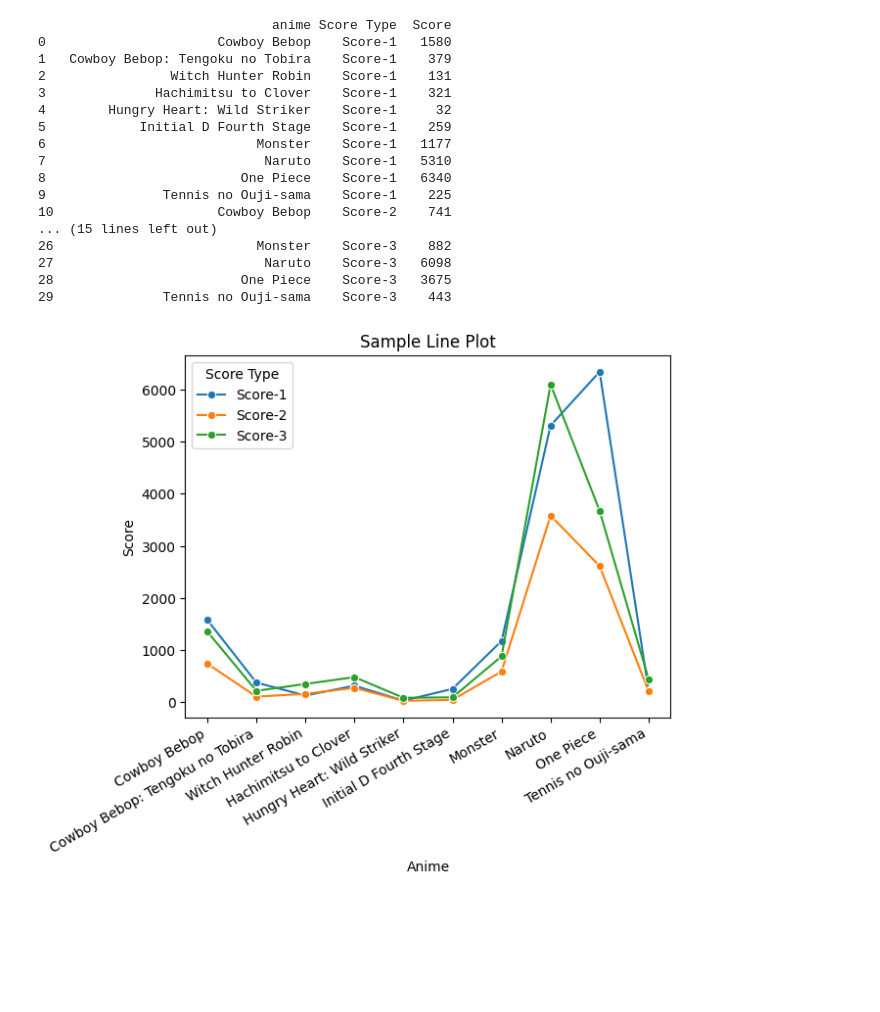
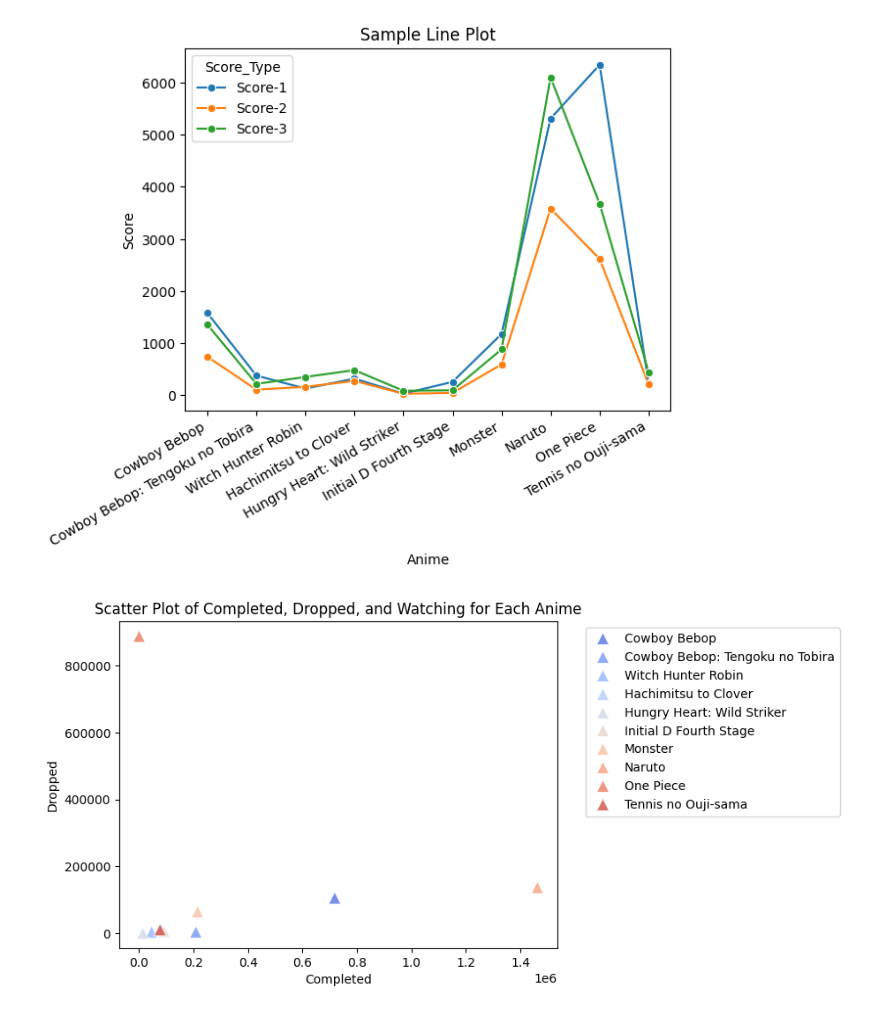
Before and after one commit to ManharanKaur/Python, a Jupyter notebook: Libraries/Seaborn/Charts.ipynb, the cells around one changed output. Drawn from its saved outputs; the diff is of its cells as text; code cells hidden in the pictures; blank space fills up the shorter version.

```diff
--- a/Libraries/Seaborn/Charts.ipynb
+++ b/Libraries/Seaborn/Charts.ipynb
@@ -1,4 +1,6 @@
 # %%
+# Dataset
+
 import seaborn as sns
 import pandas as pd
 import matplotlib.pyplot as plt
@@ -19,39 +21,39 @@ data = {
     ],
     'Score-1': [1580, 379, 131, 321, 32, 259, 1177, 5310, 6340, 225],
     'Score-2': [741, 109, 164, 278, 31, 48, 593, 3582, 2616, 210],
-    'Score-3': [1357, 221, 353, 484, 88, 97, 882, 6098, 3675, 443]
+    'Score-3': [1357, 221, 353, 484, 88, 97, 882, 6098, 3675, 443],
+    'Completed': [718161, 208333, 46165, 81145, 13778, 90967, 214491, 1462223, 33, 76881],
+    'Dropped': [26678, 770, 5378, 11026, 1168, 1356, 23008, 99806, 136245, 12516],
+    'Watching': [105808, 4143, 4300, 11909, 817, 6082, 64648, 137167, 887333, 11235]
 }
 df = pd.DataFrame(data)
-
-# Melting the DataFrame
-df_melted = pd.melt(df, id_vars=['anime'], var_name='Score Type', value_name='Score')
-print(df_melted)
-
-# Create the line plot
-sns.lineplot(x='anime', y='Score', data=df_melted, hue='Score Type', marker='o')
-
-plt.title('Sample Line Plot')
-plt.xlabel('Anime')
-plt.ylabel('Score')
-
-plt.xticks(rotation=30, ha='right')
-plt.show()
-# %% [output]
-                              anime Score Type  Score
-0                      Cowboy Bebop    Score-1   1580
-1   Cowboy Bebop: Tengoku no Tobira    Score-1    379
-2                Witch Hunter Robin    Score-1    131
-3              Hachimitsu to Clover    Score-1    321
-4        Hungry Heart: Wild Striker    Score-1     32
-5            Initial D Fourth Stage    Score-1    259
-6                           Monster    Score-1   1177
-7                            Naruto    Score-1   5310
-8                         One Piece    Score-1   6340
-9               Tennis no Ouji-sama    Score-1    225
-10                     Cowboy Bebop    Score-2    741
-... (15 lines left out)
-26                          Monster    Score-3    882
-27                           Naruto    Score-3   6098
-28                        One Piece    Score-3   3675
-29              Tennis no Ouji-sama    Score-3    443
-[figure, removed]
+# %%
+# Melting the DataFrame
+df_melted = pd.melt(df, id_vars=['anime', 'Completed', 'Dropped', 'Watching'],
+                     value_vars=['Score-1', 'Score-2', 'Score-3'],
+                     var_name='Score_Type',
+                     value_name='Score_Value')
+
+# Create the line plot
+sns.lineplot(x='anime', y='Score_Value', data=df_melted, hue='Score_Type', marker='o')
+
+plt.title('Sample Line Plot')
+plt.xlabel('Anime')
+plt.ylabel('Score')
+
+plt.xticks(rotation=30, ha='right')
+plt.show()
+# %% [output]
+[figure, added]
+# %%
+df = pd.DataFrame(data)
+
+# Create scatter plot
+sns.scatterplot(x='Completed', y='Watching',data=df, hue='anime',s=100, alpha=0.8, marker= '^',palette="coolwarm")
+plt.title("Scatter Plot of Completed, Dropped, and Watching for Each Anime")
+plt.xlabel("Completed")
+plt.ylabel("Dropped")
+plt.legend(bbox_to_anchor=(1.05, 1), loc='upper left')
+plt.show()
+# %% [output]
+[figure, added]
```
Also changed, not shown: parts of 9 cells of this notebook.
